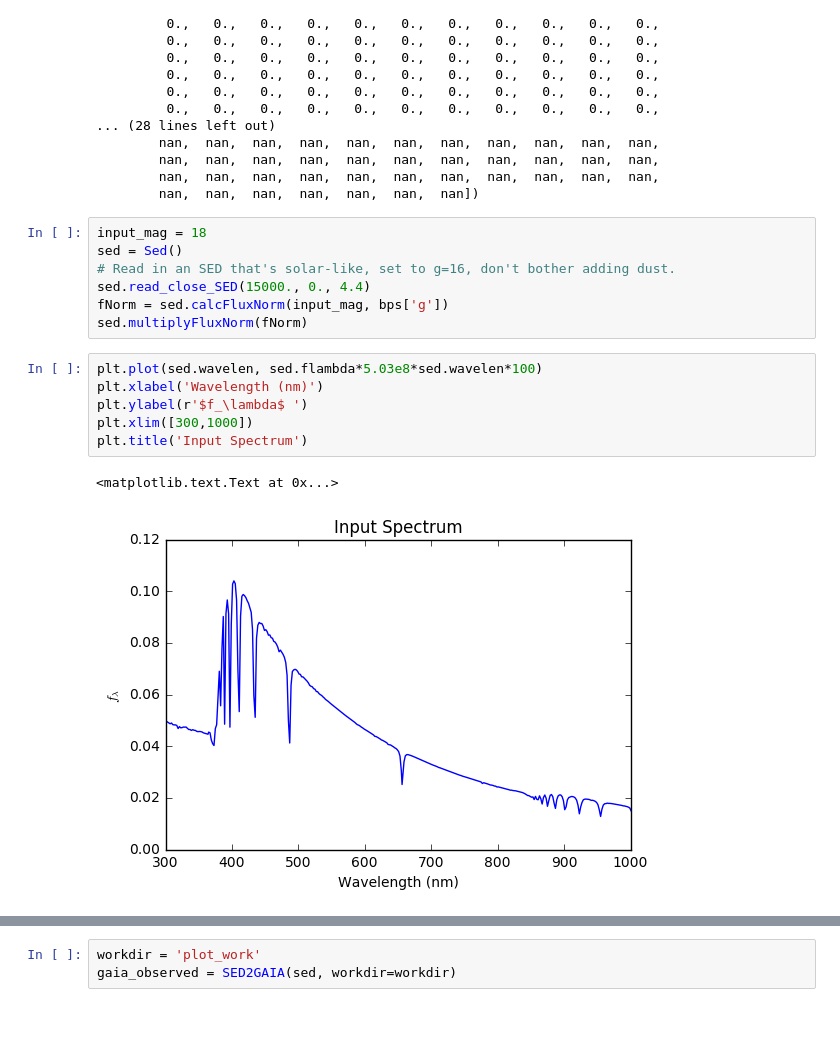
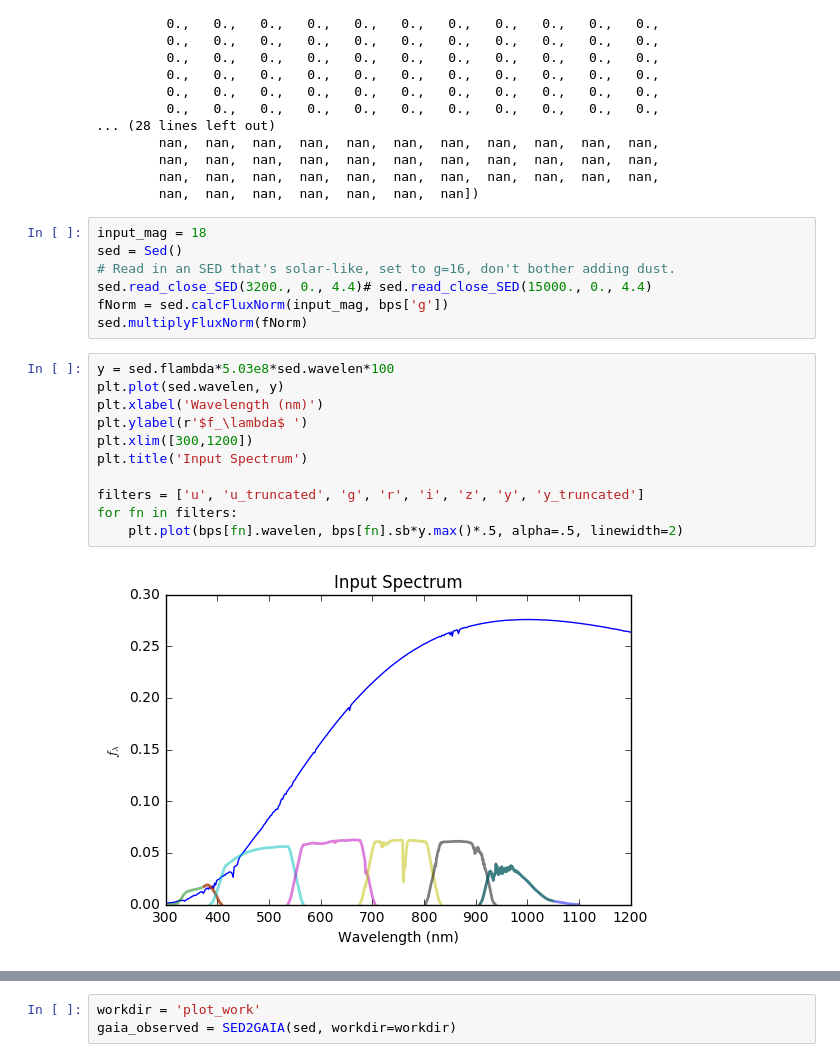
Before and after one commit to lsst-sims/sims_gaia_calib, a Jupyter notebook: python/writeup_plots.ipynb, the cells around one changed output, grey strips where cells are left out. Saved outputs shown, nothing was run; the diff lists cells and outputs as text; blank space fills up the shorter version.

```diff
--- a/python/writeup_plots.ipynb
+++ b/python/writeup_plots.ipynb
@@ -48,15 +48,19 @@ array([  0.,   0.,   0.,   0.,   0.,   0.,   0.,   0.,   0.,   0.,   0.,
 input_mag = 18
 sed = Sed()
 # Read in an SED that's solar-like, set to g=16, don't bother adding dust.
-sed.read_close_SED(15000., 0., 4.4)
+sed.read_close_SED(3200., 0., 4.4)# sed.read_close_SED(15000., 0., 4.4)
 fNorm = sed.calcFluxNorm(input_mag, bps['g'])
 sed.multiplyFluxNorm(fNorm)
 # %%
-plt.plot(sed.wavelen, sed.flambda*5.03e8*sed.wavelen*100)
+y = sed.flambda*5.03e8*sed.wavelen*100
+plt.plot(sed.wavelen, y)
 plt.xlabel('Wavelength (nm)')
 plt.ylabel(r'$f_\lambda$ ')
-plt.xlim([300,1000])
+plt.xlim([300,1200])
 plt.title('Input Spectrum')
+
+filters = ['u', 'u_truncated', 'g', 'r', 'i', 'z', 'y', 'y_truncated']
+for fn in filters:
+    plt.plot(bps[fn].wavelen, bps[fn].sb*y.max()*.5, alpha=.5, linewidth=2)
 # %% [output]
-<matplotlib.text.Text at 0x...>
-[figure, old version]
+[figure, new version]
```
Also changed, not shown: parts of 5 cells of this notebook, 1 other file.
